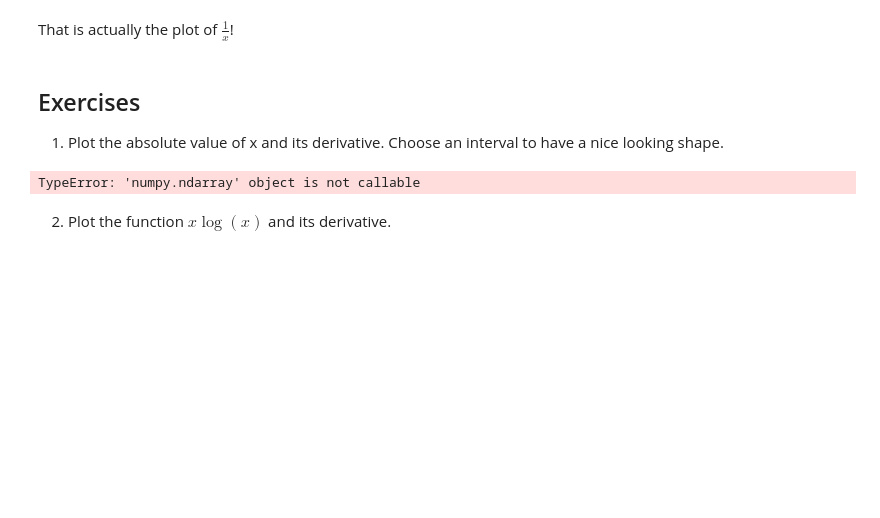
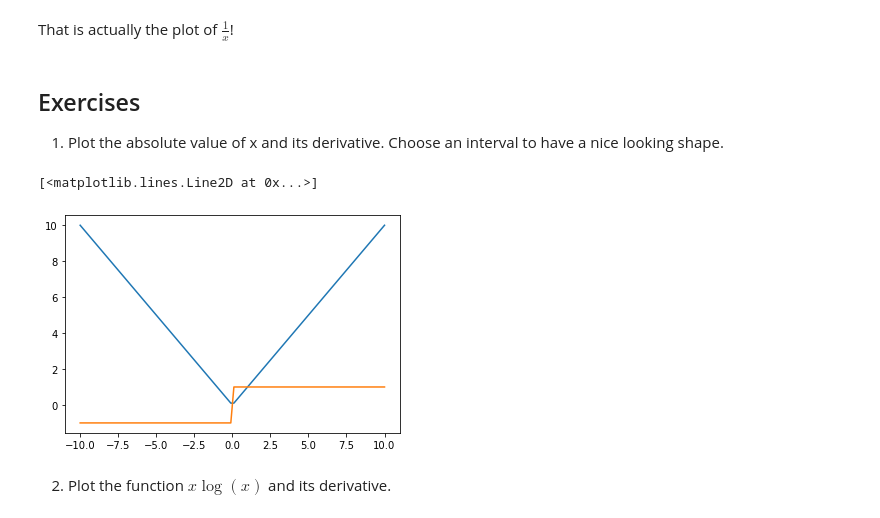
Before and after one commit to nagarjuna-de/Data-Science-2022, a Jupyter notebook: 12. Calculus/Drawing Functions in Python.ipynb, the cells around one changed output. Saved outputs shown, nothing was run; the diff lists cells and outputs as text; code cells hidden in the pictures; blank space fills up the shorter version.

```diff
--- a/12. Calculus/Drawing Functions in Python.ipynb
+++ b/12. Calculus/Drawing Functions in Python.ipynb
@@ -262,13 +262,15 @@ That is actually the plot of $\frac{1}{x}$!
 
 1. Plot the absolute value of x and its derivative. Choose an interval to have a nice looking shape.
 # %%
-x = abs(np.linspace(0, 10, 20))
+x = np.linspace(-10, 10, 100)
 def f(x):
     return abs(x)
-x_derivative = derivative(f(x),x, dx=1e-6)
+x_derivative = derivative(f,x, dx=1e-6)
+plt.plot(x,abs(x))
 plt.plot(x,x_derivative)
 # %% [output]
-TypeError: 'numpy.ndarray' object is not callable
+[<matplotlib.lines.Line2D at 0x...>]
+[figure, added]
 # %% [markdown]
 2. Plot the function $x\log(x)$ and its derivative.
 # %% [markdown]
```
